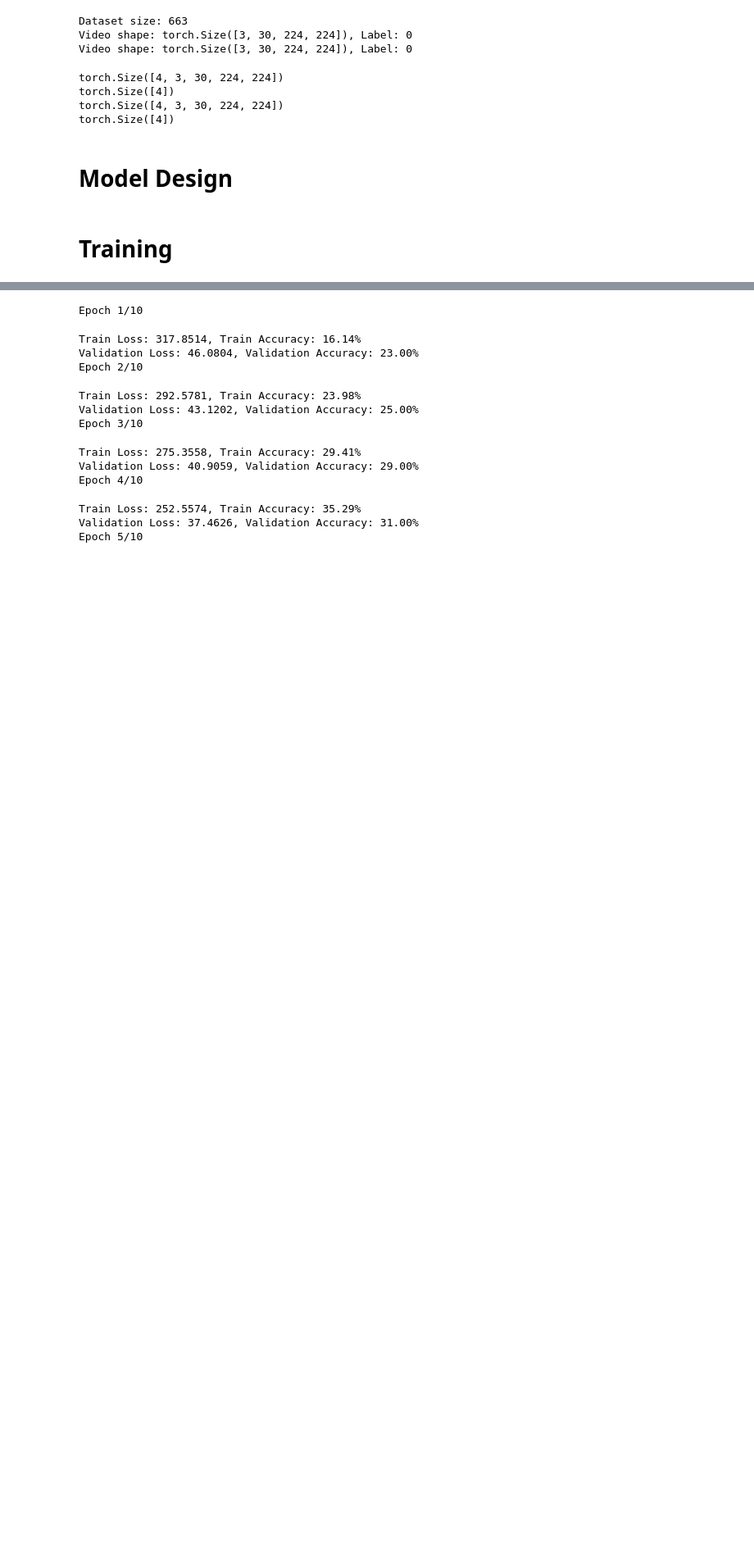
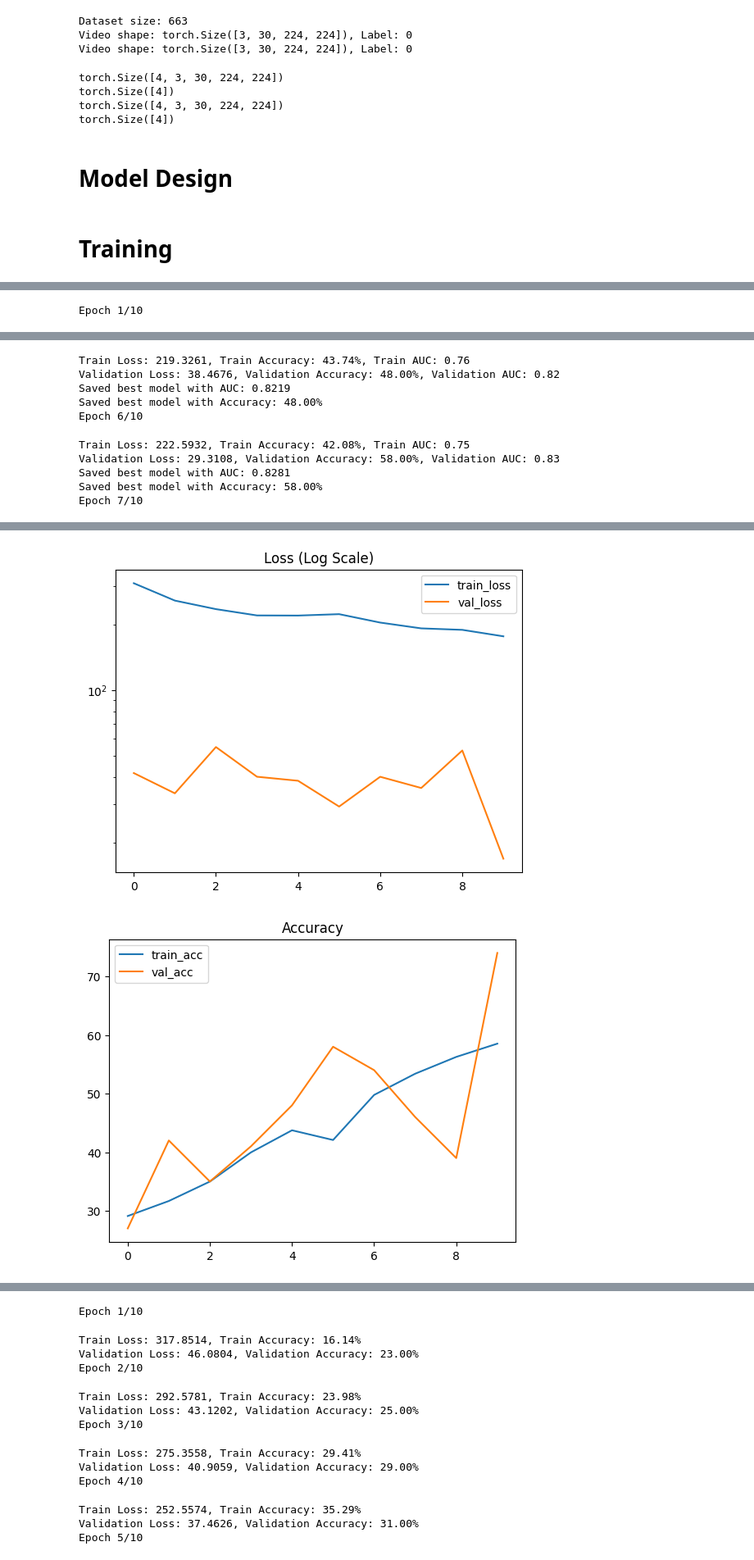
Before and after one commit to xzxzlala/Deep-Learning-Team-Project, a Jupyter notebook: final-project.ipynb, the cells around one changed output, grey strips where cells are left out. Shown at 82% size. Saved outputs shown, nothing was run; the diff lists cells and outputs as text; code cells hidden in the pictures; blank space fills up the shorter version.

```diff
--- a/final-project.ipynb
+++ b/final-project.ipynb
@@ -450,0 +920,15 @@ def train_model(model, train_loader, val_loader=None, num_epochs=10, device='cud
+# %%
+from TCN import TCNWithResNet
+
+tcn = TCNWithResNet(in_channels=512, num_classes=5)
+
+train_tcn = train_model(
+    model=tcn,
+    train_loader=train_loader,
+    val_loader=val_loader,
+    num_epochs=10,
+    device='cuda' if torch.cuda.is_available() else 'cpu',
+    lr=0.001
+)
+# %% [output]
+Epoch 1/10
@@ -450,0 +952,10 @@ def train_model(model, train_loader, val_loader=None, num_epochs=10, device='cud
+Train Loss: 219.3261, Train Accuracy: 43.74%, Train AUC: 0.76
+Validation Loss: 38.4676, Validation Accuracy: 48.00%, Validation AUC: 0.82
+Saved best model with AUC: 0.8219
+Saved best model with Accuracy: 48.00%
+Epoch 6/10
+Train Loss: 222.5932, Train Accuracy: 42.08%, Train AUC: 0.75
+Validation Loss: 29.3108, Validation Accuracy: 58.00%, Validation AUC: 0.83
+Saved best model with AUC: 0.8281
+Saved best model with Accuracy: 58.00%
+Epoch 7/10
@@ -450,0 +977,2 @@ def train_model(model, train_loader, val_loader=None, num_epochs=10, device='cud
+[figure, added]
+[figure, added]
```
Also changed, not shown: parts of 20 cells of this notebook, 4 other files.
